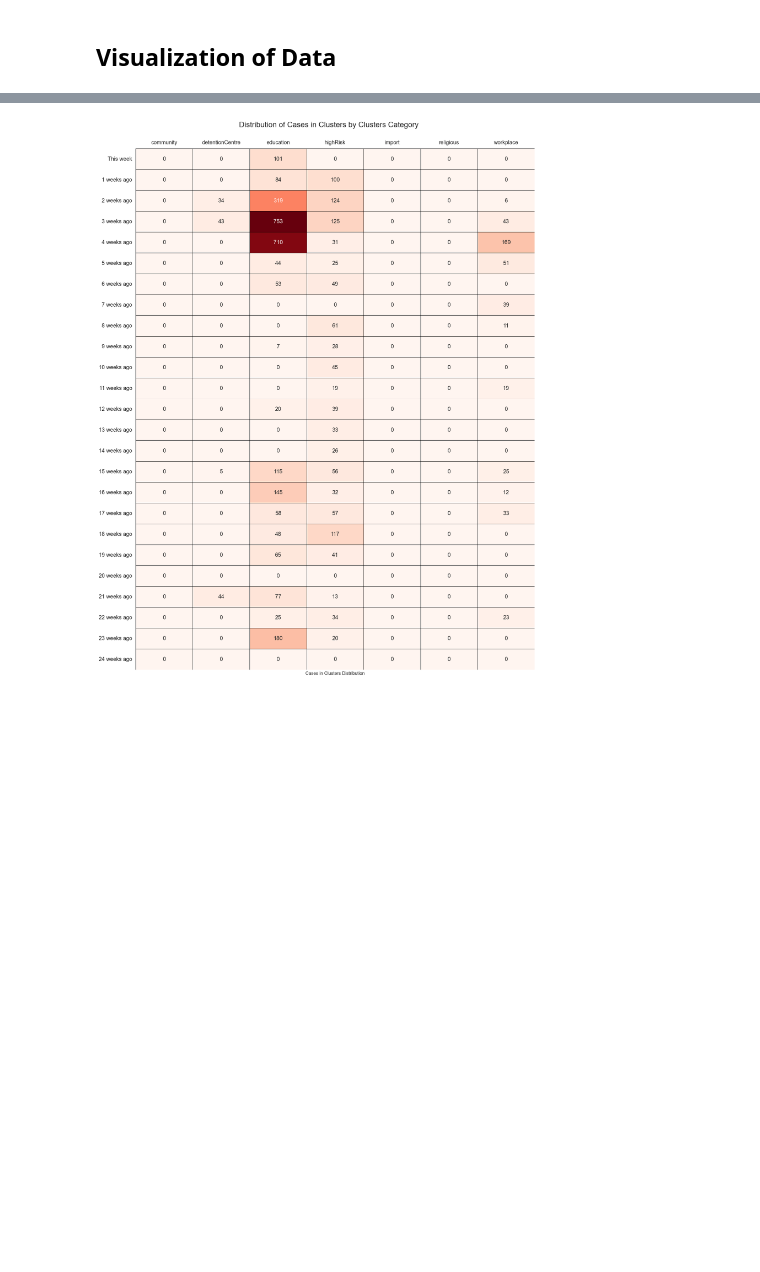
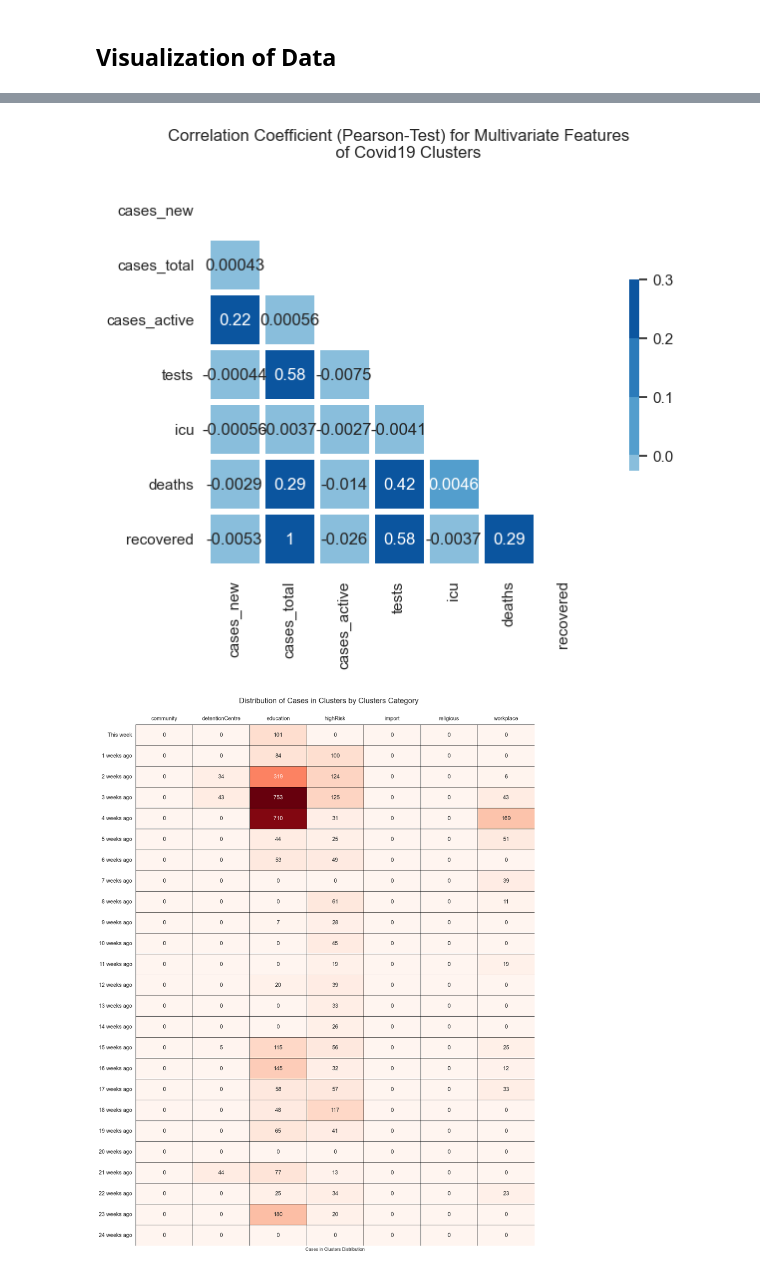
Before and after one commit to drmayu7/covid19-public, a Jupyter notebook: main.ipynb, the cells around one changed output, grey strips where cells are left out. Cells and saved outputs as stored; diff of their text form; code cells hidden in the pictures; blank space fills up the shorter version.

```diff
--- a/main.ipynb
+++ b/main.ipynb
@@ -230,3 +236,7 @@ get_visual.plot_clustercategory_bar(df)
+# %%
+get_visual.plot_correlation_heatmap(df)
+# %% [output]
+[figure, added]
 # %%
 get_visual.plot_clustertrend_heatmap(df)
 # %% [output]
```
Also changed, not shown: parts of 5 cells of this notebook, 2 other files.
